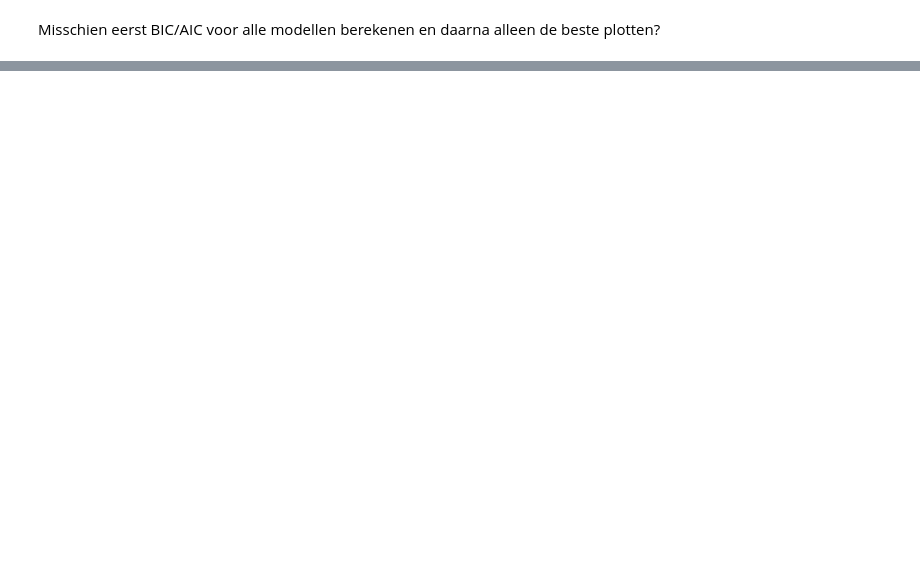
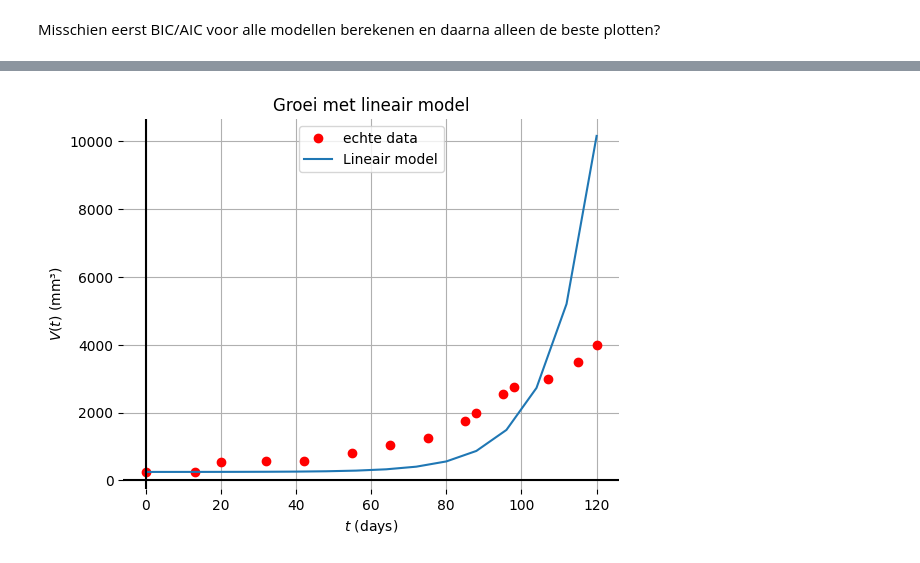
Before and after one commit to MirteDraaijer/ODEs, a Jupyter notebook: ode_demo.ipynb, the cells around one changed output, grey strips where cells are left out. Saved outputs shown, nothing was run; the diff lists cells and outputs as text; code cells hidden in the pictures; blank space fills up the shorter version.

```diff
--- a/ode_demo.ipynb
+++ b/ode_demo.ipynb
@@ -201,0 +419,22 @@ Misschien eerst BIC/AIC voor alle modellen berekenen en daarna alleen de beste p
+# %%
+voorbeeld5 = ode_solver(250, 15, 8)
+params0 = {"c" : 0.0}
+params, mse = voorbeeld5.fit(
+    echte_volumes=  Vs_exact,
+    model = lambda c: voorbeeld5.lineair(c),
+    params0 = params0
+)
+
+dagen, volumes = voorbeeld5.lineair(**params)
+
+plt.plot(ts_exact, Vs_exact, "or", label = "echte data")
+voorbeeld5.plot(dagen, volumes, "Lineair model")
+
+plt.axhline(0.0, color="k"); plt.axvline(0.0, color="k")
+plt.title("Groei met lineair model"); plt.xlabel("$t$ (days)"); plt.ylabel("$V(t)$ (mm³)")
+plt.grid(True); plt.box(False)
+plt.legend()
+
+plt.show()
+# %% [output]
+[figure, added]
```
Also changed, not shown: parts of 23 cells of this notebook, 1 other file.
